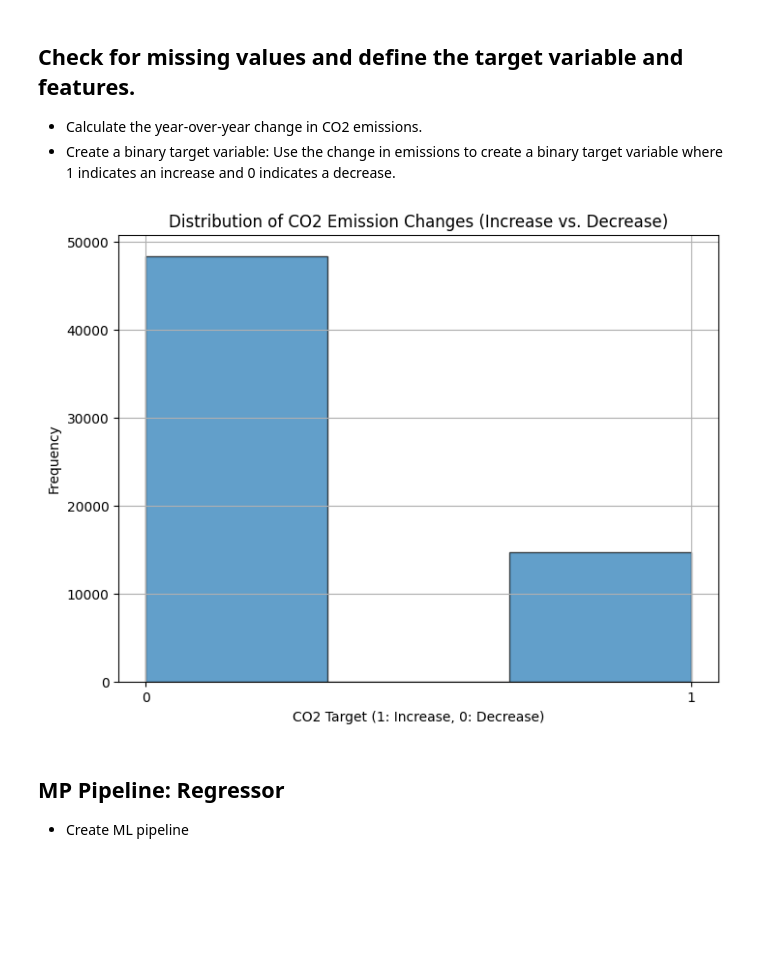
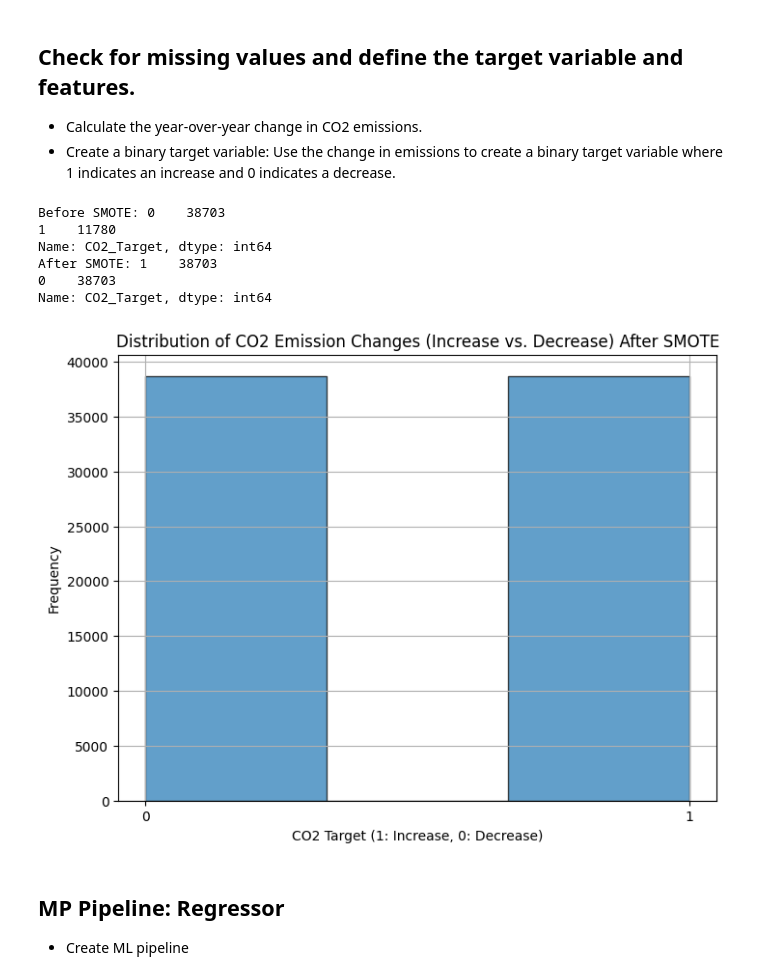
Before and after one commit to Grampers-Dev/CO2Oracle, a Jupyter notebook: jupyter_notebooks/06 - CO2 Emissions Classification Model.ipynb, the cells around one changed output. Cells and saved outputs as stored; diff of their text form; code cells hidden in the pictures; blank space fills up the shorter version.

```diff
--- a/jupyter_notebooks/06 - CO2 Emissions Classification Model.ipynb
+++ b/jupyter_notebooks/06 - CO2 Emissions Classification Model.ipynb
@@ -100,6 +100,7 @@ import matplotlib.pyplot as plt
 from sklearn.model_selection import train_test_split
 from sklearn.impute import SimpleImputer
 from sklearn.preprocessing import StandardScaler
+from imblearn.over_sampling import SMOTE  # Import SMOTE for oversampling the minority class
 
 # Separate numeric and non-numeric columns
 numeric_cols = df.select_dtypes(include=[np.number]).columns
@@ -134,37 +135,51 @@ df.replace([np.inf, -np.inf], np.nan, inplace=True)
 df = df.fillna(df.median(numeric_only=True))
 
 # Drop the CO2_Change column if missing values remain
 df = df.drop(columns=['CO2_Change'], errors='ignore')
 
 # CO2 Change and Target Variable
 df['CO2_Target'] = (df['Total'].pct_change() > 0).astype(int)
 
 # Drop rows with missing CO2_Target
 df = df.dropna(subset=['CO2_Target'])
 
 # Ensure no missing values are present
 assert df.isnull().sum().sum() == 0, "There are still missing values in the dataset!"
 
 # Scale the features
 scaler = StandardScaler()
 X = df.drop(['CO2_Target', 'Country'], axis=1)
 X_scaled = scaler.fit_transform(X)
 y = df['CO2_Target']
 
 # Split data into training and test sets
 X_train, X_test, y_train, y_test = train_test_split(X_scaled, y, test_size=0.2, random_state=42, stratify=y)
 
-# Plot the distribution of the target variable
+# Apply SMOTE to the training data
+smote = SMOTE(random_state=42)
+X_train_res, y_train_res = smote.fit_resample(X_train, y_train)
+
+# Check the distribution after resampling
+print("Before SMOTE:", y_train.value_counts())
+print("After SMOTE:", y_train_res.value_counts())
+
+# Plot the distribution of the target variable after SMOTE
 plt.figure(figsize=(8, 6))
-plt.hist(y, bins=3, edgecolor='k', alpha=0.7)
-plt.title('Distribution of CO2 Emission Changes (Increase vs. Decrease)')
+plt.hist(y_train_res, bins=3, edgecolor='k', alpha=0.7)
+plt.title('Distribution of CO2 Emission Changes (Increase vs. Decrease) After SMOTE')
 plt.xlabel('CO2 Target (1: Increase, 0: Decrease)')
 plt.ylabel('Frequency')
 plt.xticks([0, 1])
 plt.grid(True)
 plt.show()
 # %% [output]
+Before SMOTE: 0    38703
+1    11780
+Name: CO2_Target, dtype: int64
+After SMOTE: 1    38703
+0    38703
+Name: CO2_Target, dtype: int64
-[figure, old version]
+[figure, new version]
 # %% [markdown]
 ## MP Pipeline: Regressor
 - Create ML pipeline
```
Also changed, not shown: parts of 97 cells of this notebook.
